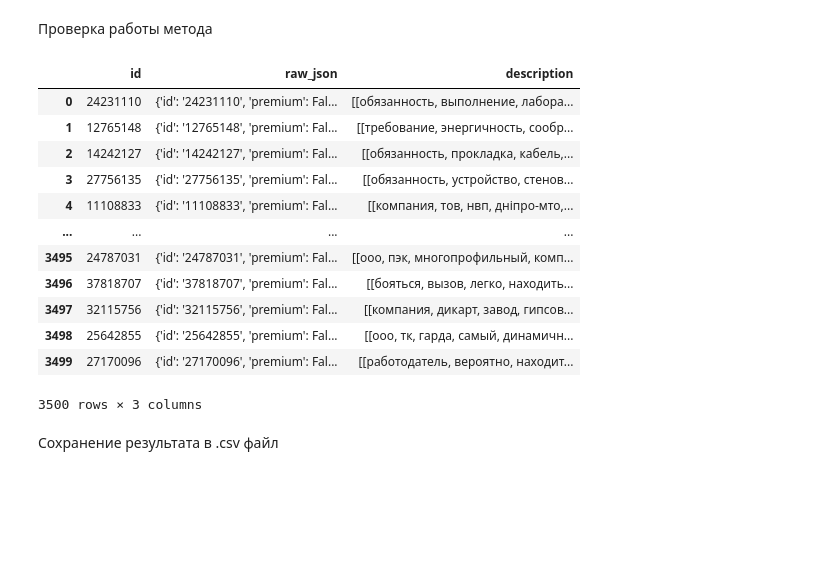
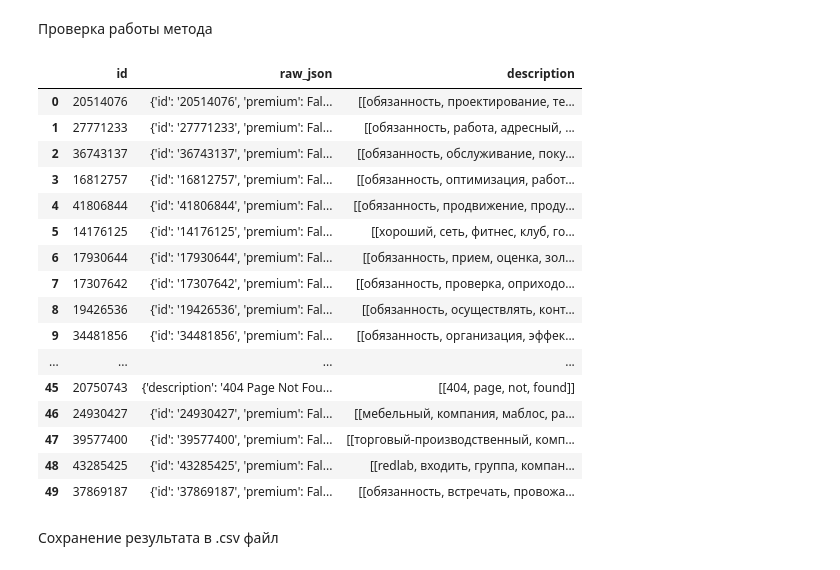
Before and after one commit to mikheev-se/natural-language-processing, a Jupyter notebook: lab_1/nlp_1.ipynb, the cells around one changed output. Drawn from its saved outputs; the diff is of its cells as text; code cells hidden in the pictures; blank space fills up the shorter version.

```diff
--- a/lab_1/nlp_1.ipynb
+++ b/lab_1/nlp_1.ipynb
@@ -259,18 +259,22 @@ result = get_prepared_all_vacancies_from_hh(id_list)
 # pymystem3: 3197.5s
 # %%
 csv = pd.DataFrame(result, columns=['id', 'raw_json', 'description'])
-display(csv)
+display(csv.head(50))
 # %% [output]
 |  | id | raw_json | description |
-| 0 | 24231110 | {'id': '24231110', 'premium': Fal... | [[обязанность, выполнение, лабора... |
-| 1 | 12765148 | {'id': '12765148', 'premium': Fal... | [[требование, энергичность, сообр... |
-| 2 | 14242127 | {'id': '14242127', 'premium': Fal... | [[обязанность, прокладка, кабель,... |
-| 3 | 27756135 | {'id': '27756135', 'premium': Fal... | [[обязанность, устройство, стенов... |
-| 4 | 11108833 | {'id': '11108833', 'premium': Fal... | [[компания, тов, нвп, дніпро-мто,... |
+| 0 | 20514076 | {'id': '20514076', 'premium': Fal... | [[обязанность, проектирование, те... |
+| 1 | 27771233 | {'id': '27771233', 'premium': Fal... | [[обязанность, работа, адресный, ... |
+| 2 | 36743137 | {'id': '36743137', 'premium': Fal... | [[обязанность, обслуживание, поку... |
+| 3 | 16812757 | {'id': '16812757', 'premium': Fal... | [[обязанность, оптимизация, работ... |
+| 4 | 41806844 | {'id': '41806844', 'premium': Fal... | [[обязанность, продвижение, проду... |
+| 5 | 14176125 | {'id': '14176125', 'premium': Fal... | [[хороший, сеть, фитнес, клуб, го... |
+| 6 | 17930644 | {'id': '17930644', 'premium': Fal... | [[обязанность, прием, оценка, зол... |
+| 7 | 17307642 | {'id': '17307642', 'premium': Fal... | [[обязанность, проверка, оприходо... |
+| 8 | 19426536 | {'id': '19426536', 'premium': Fal... | [[обязанность, осуществлять, конт... |
+| 9 | 34481856 | {'id': '34481856', 'premium': Fal... | [[обязанность, организация, эффек... |
 | ... | ... | ... | ... |
-| 3495 | 24787031 | {'id': '24787031', 'premium': Fal... | [[ооо, пэк, многопрофильный, комп... |
-| 3496 | 37818707 | {'id': '37818707', 'premium': Fal... | [[бояться, вызов, легко, находить... |
-| 3497 | 32115756 | {'id': '32115756', 'premium': Fal... | [[компания, дикарт, завод, гипсов... |
-| 3498 | 25642855 | {'id': '25642855', 'premium': Fal... | [[ооо, тк, гарда, самый, динамичн... |
-| 3499 | 27170096 | {'id': '27170096', 'premium': Fal... | [[работодатель, вероятно, находит... |
+| 45 | 20750743 | {'description': '404 Page Not Fou... | [[404, page, not, found]] |
+| 46 | 24930427 | {'id': '24930427', 'premium': Fal... | [[мебельный, компания, маблос, ра... |
+| 47 | 39577400 | {'id': '39577400', 'premium': Fal... | [[торговый-производственный, комп... |
+| 48 | 43285425 | {'id': '43285425', 'premium': Fal... | [[redlab, входить, группа, компан... |
+| 49 | 37869187 | {'id': '37869187', 'premium': Fal... | [[обязанность, встречать, провожа... |
-3500 rows × 3 columns
```
Also changed, not shown: parts of 3 cells of this notebook, 1 other file.
